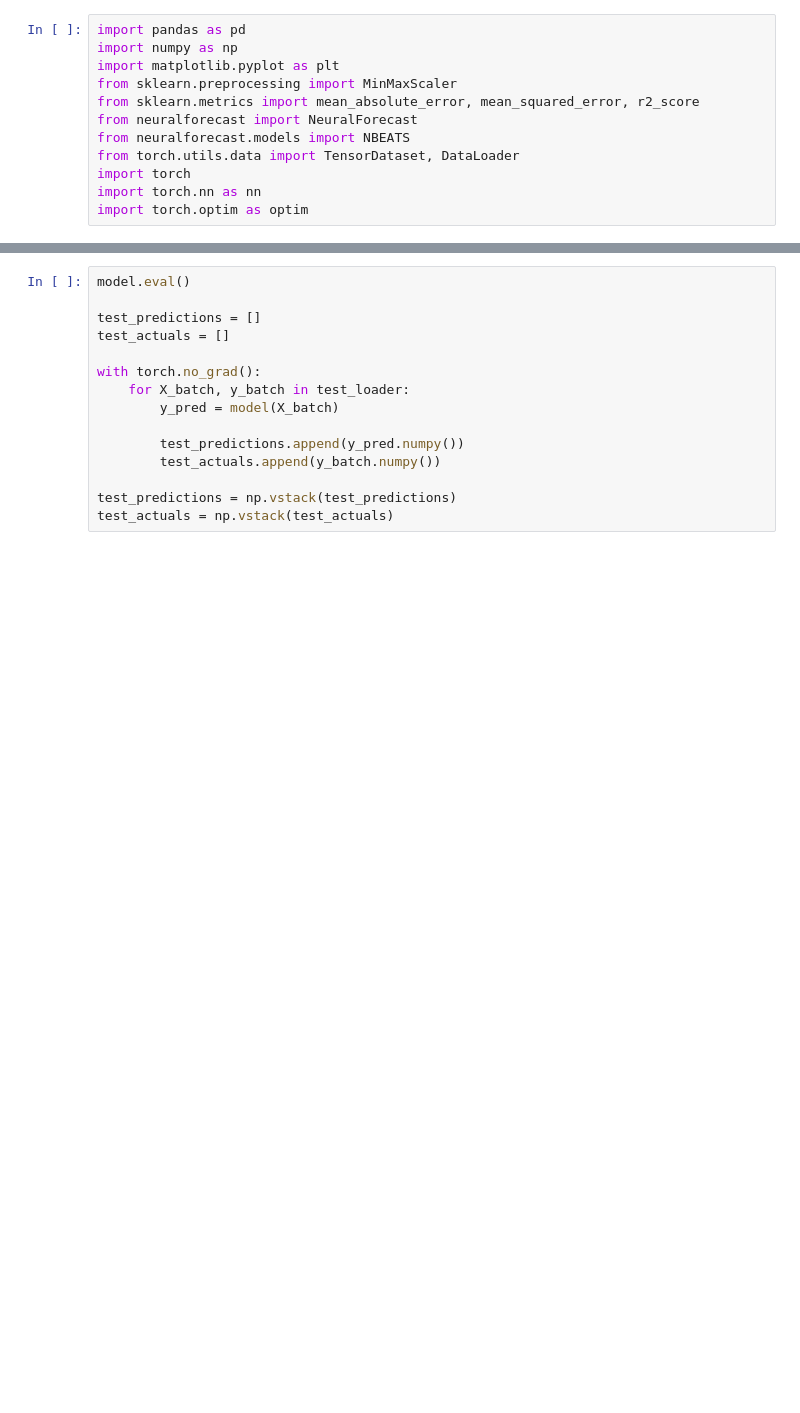
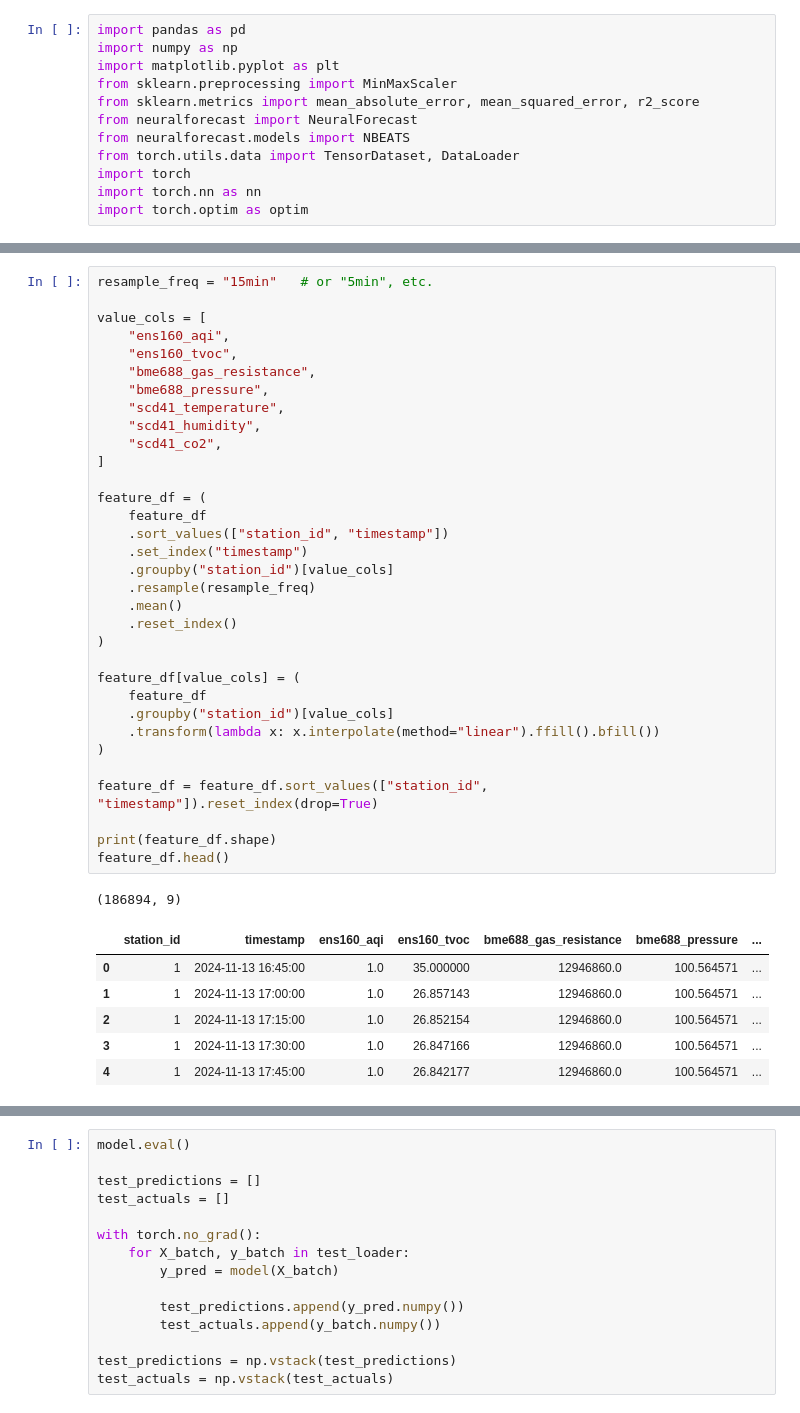
Before and after one commit to nid2709/TSA, a Jupyter notebook: notebooks/N_BEATS.ipynb, the cells around one changed output, grey strips where cells are left out. Cells and saved outputs as stored; diff of their text form; blank space fills up the shorter version.

```diff
--- a/notebooks/N_BEATS.ipynb
+++ b/notebooks/N_BEATS.ipynb
@@ -72,3 +89,44 @@ feature_df.head()
+# %%
+resample_freq = "15min"   # or "5min", etc.
+
+value_cols = [
+    "ens160_aqi",
+    "ens160_tvoc",
+    "bme688_gas_resistance",
+    "bme688_pressure",
+    "scd41_temperature",
+    "scd41_humidity",
+    "scd41_co2",
+]
+
+feature_df = (
+    feature_df
+    .sort_values(["station_id", "timestamp"])
+    .set_index("timestamp")
+    .groupby("station_id")[value_cols]
+    .resample(resample_freq)
+    .mean()
+    .reset_index()
+)
+
+feature_df[value_cols] = (
+    feature_df
+    .groupby("station_id")[value_cols]
+    .transform(lambda x: x.interpolate(method="linear").ffill().bfill())
+)
+
+feature_df = feature_df.sort_values(["station_id", "timestamp"]).reset_index(drop=True)
+
+print(feature_df.shape)
+feature_df.head()
+# %% [output]
+(186894, 9)
+|  | station_id | timestamp | ens160_aqi | ens160_tvoc | bme688_gas_resistance | bme688_pressure | ... |
+| 0 | 1 | 2024-11-13 16:45:00 | 1.0 | 35.000000 | 12946860.0 | 100.564571 | ... |
+| 1 | 1 | 2024-11-13 17:00:00 | 1.0 | 26.857143 | 12946860.0 | 100.564571 | ... |
+| 2 | 1 | 2024-11-13 17:15:00 | 1.0 | 26.852154 | 12946860.0 | 100.564571 | ... |
+| 3 | 1 | 2024-11-13 17:30:00 | 1.0 | 26.847166 | 12946860.0 | 100.564571 | ... |
+| 4 | 1 | 2024-11-13 17:45:00 | 1.0 | 26.842177 | 12946860.0 | 100.564571 | ... |
 # %%
 print(feature_df.shape)
 # Sort before merge_asof
```
Also changed, not shown: parts of 28 cells of this notebook, 8 other files.
